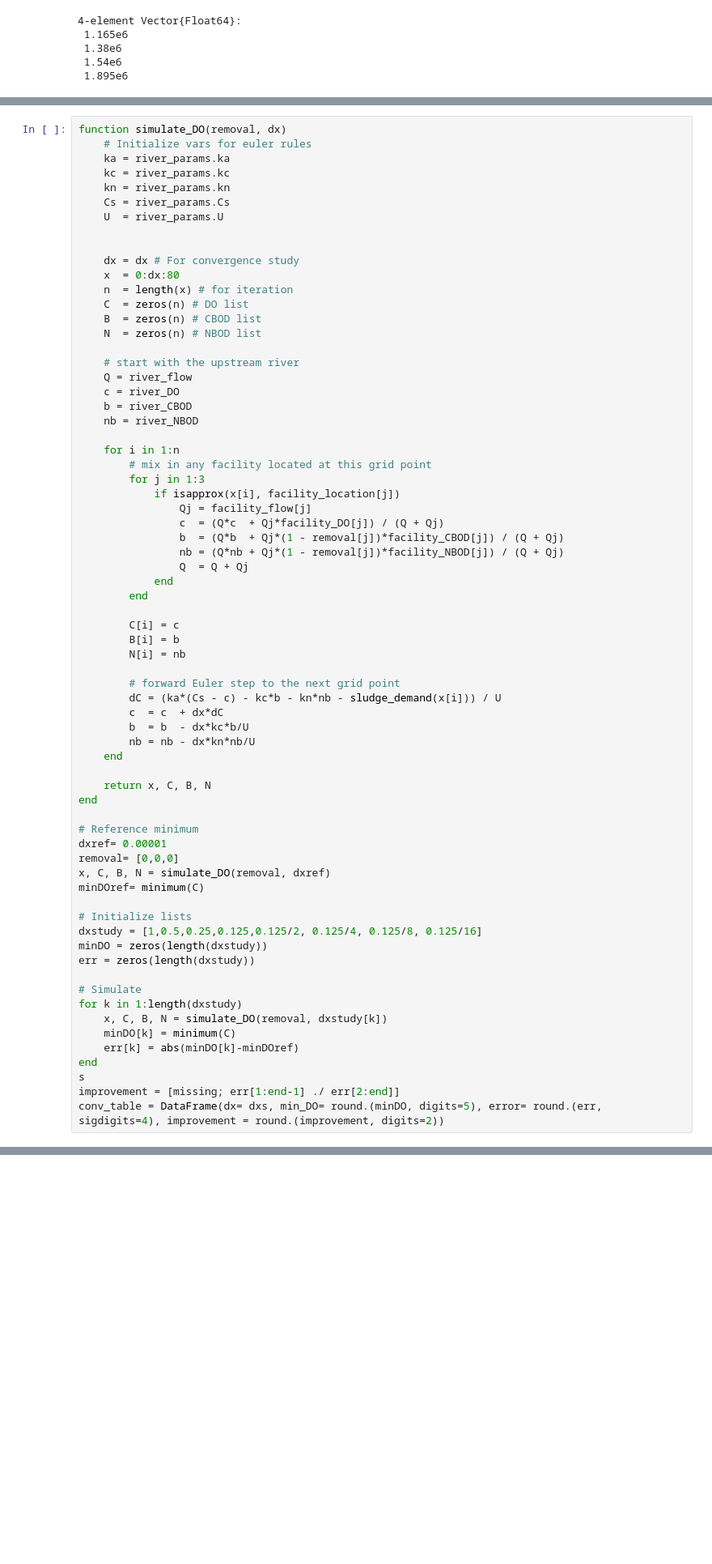
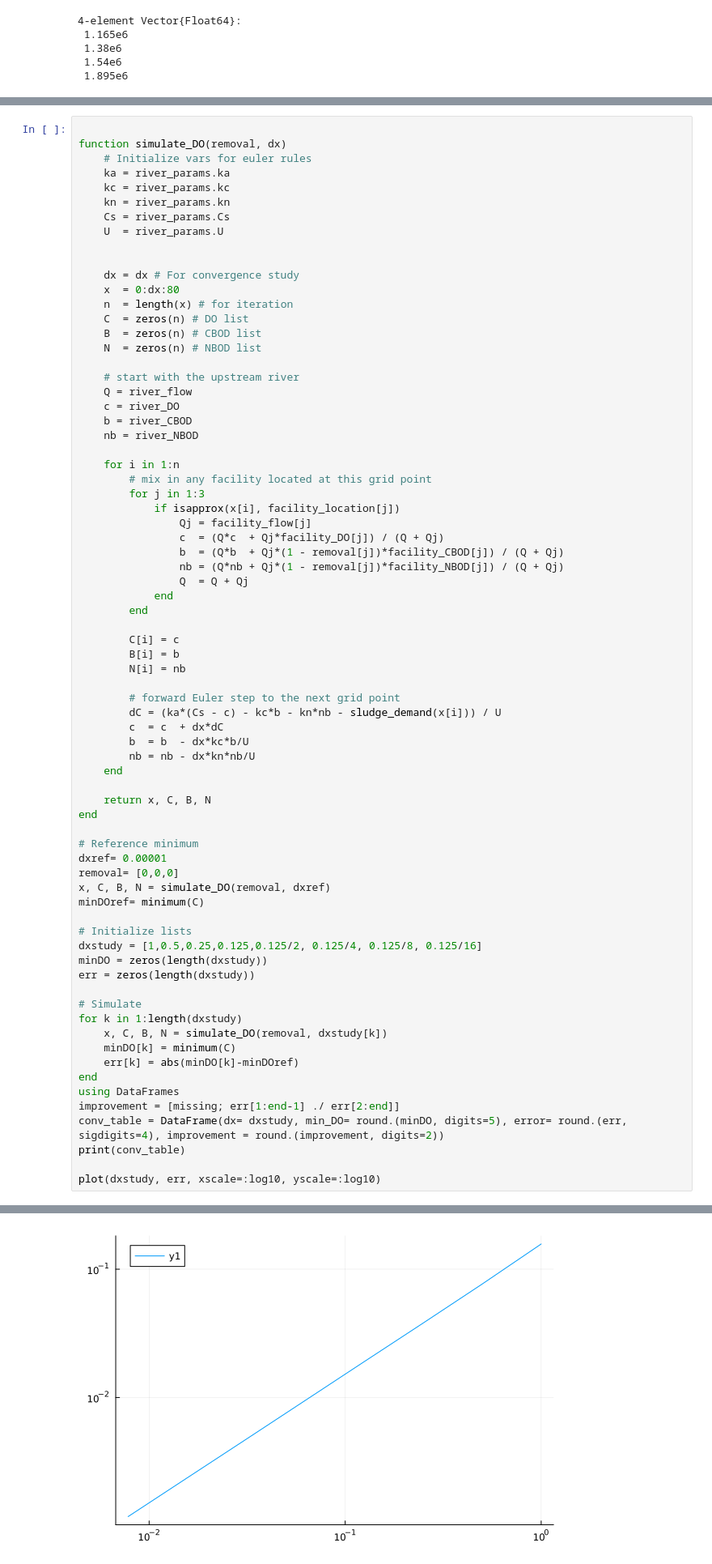
Before and after one commit to ant-san05/Mini-Project-01-Anthony-Daniel, a Jupyter notebook: mp01.ipynb, the cells around one changed output, grey strips where cells are left out. Shown at 81% size. Saved outputs shown, nothing was run; the diff lists cells and outputs as text; blank space fills up the shorter version.

```diff
--- a/mp01.ipynb
+++ b/mp01.ipynb
@@ -352,6 +364,7 @@ successively halved step sizes against it. Report a table of step sizes,
 minimum DO, error against the reference, and the improvement between
 resolution sizes, then plot error against step size on log-log axes.
 # %%
+
 function simulate_DO(removal, dx)
     # Initialize vars for euler rules
     ka = river_params.ka
@@ -417,6 +430,10 @@ for k in 1:length(dxstudy)
     minDO[k] = minimum(C)
     err[k] = abs(minDO[k]-minDOref)
 end
-s
+using DataFrames
 improvement = [missing; err[1:end-1] ./ err[2:end]]
-conv_table = DataFrame(dx= dxs, min_DO= round.(minDO, digits=5), error= round.(err, sigdigits=4), improvement = round.(improvement, digits=2))
+conv_table = DataFrame(dx= dxstudy, min_DO= round.(minDO, digits=5), error= round.(err, sigdigits=4), improvement = round.(improvement, digits=2))
+print(conv_table)
+
+plot(dxstudy, err, xscale=:log10, yscale=:log10)
+# %% [output]
@@ -423,3 +452,4 @@ conv_table = DataFrame(dx= dxs, min_DO= round.(minDO, digits=5), error= round.(e
+[figure, added]
 # %% [markdown]
 
 
```
Also changed, not shown: parts of 4 cells of this notebook, 2 other files.
